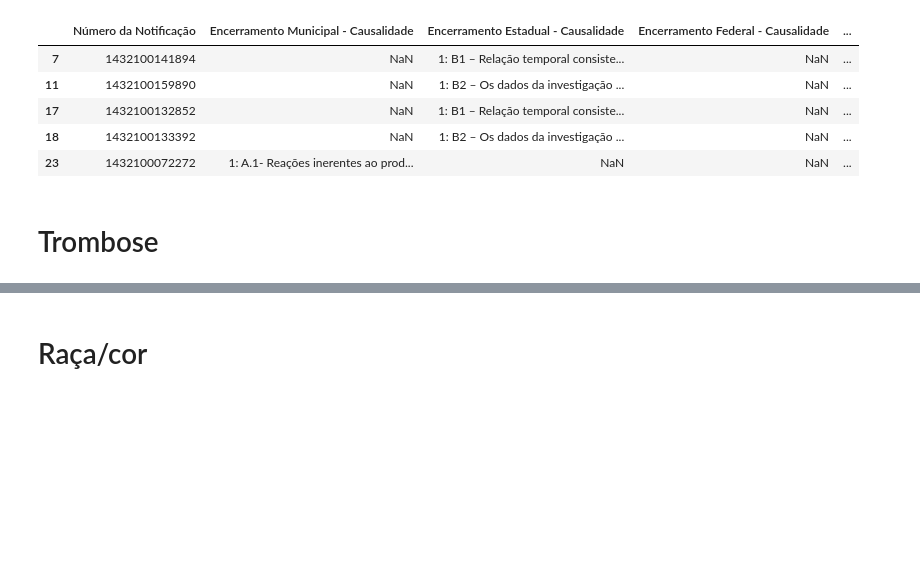
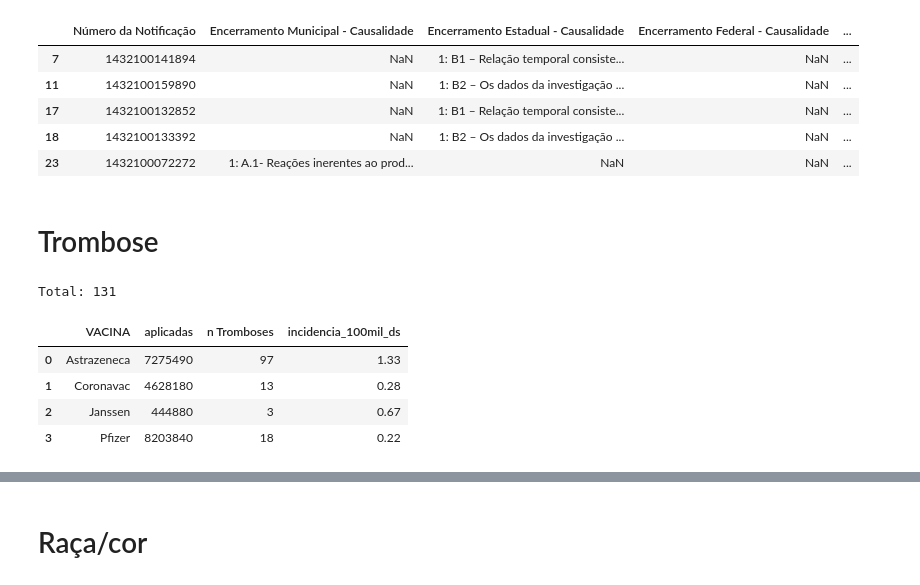
Before and after one commit to NatanaelKlein21/script-boletim-epidemiologico-01-de-2022, a Jupyter notebook: scrip_incidencia_geral_BE06.ipynb, the cells around one changed output, grey strips where cells are left out. Cells and saved outputs as stored; diff of their text form; code cells hidden in the pictures; blank space fills up the shorter version.

```diff
--- a/scrip_incidencia_geral_BE06.ipynb
+++ b/scrip_incidencia_geral_BE06.ipynb
@@ -805,3 +783,34 @@ df_guillain_encerradas
 | 23 | 1432100072272 | 1: A.1- Reações inerentes ao prod... | NaN | NaN | ... |
 # %% [markdown]
 # Trombose
+# %%
+# Puxar banco completo
+df_tromboses = pd.read_excel('Casos/trombose_boletim_06.xlsx')
+df_tromboses = df_tromboses[['Imunobiológico (vacina)', 'Idade Evento', 'Sexo', 'CLASSIFICAÇÃO']]
+df_tromboses['n Tromboses'] = 1
+print(f'Total: {df_tromboses.shape[0]}')
+
+# Tratando nome das vacinas
+df_tromboses.loc[df_tromboses['Imunobiológico (vacina)'].str.contains('(?i)' + 'sinovac|coronavac|butantan'), 'Imunobiológico (vacina)'] = 'Coronavac'
+df_tromboses.loc[df_tromboses['Imunobiológico (vacina)'].str.contains('(?i)' + 'astrazeneca|covishield|fiocruz|oxford|1: SARC', na=False), 'Imunobiológico (vacina)'] = 'Astrazeneca'
+df_tromboses.loc[df_tromboses['Imunobiológico (vacina)'].str.contains('(?i)janssen', na=False), 'Imunobiológico (vacina)'] = 'Janssen'
+df_tromboses.loc[df_tromboses['Imunobiológico (vacina)'].str.contains('(?i)pfizer', na=False), 'Imunobiológico (vacina)'] = 'Pfizer'
+df_tromboses.rename(columns={'Imunobiológico (vacina)': 'VACINA'}, inplace=True)
+# %% [output]
+Total: 131
+# %%
+df_tromboses_vac = df_tromboses.copy()
+df_tromboses_vac = df_tromboses_vac.groupby(['VACINA']).count().reset_index()
+# Merge com aplicadas por vacina:
+df_tromboses_vac = pd.merge(df_tromboses_vac, df_apl_por_vacina, left_on='VACINA', right_on='TP_VACINA', how='outer')
+df_tromboses_vac.rename(columns={'COUNT': 'aplicadas'}, inplace=True)
+df_tromboses_vac = df_tromboses_vac[['VACINA', 'aplicadas', 'n Tromboses']]
+# Incidência por vacina
+df_tromboses_vac['incidencia_100mil_ds'] = ((df_tromboses_vac['n Tromboses'] / df_tromboses_vac['aplicadas']) *100000).round(2)
+df_tromboses_vac
+# %% [output]
+|  | VACINA | aplicadas | n Tromboses | incidencia_100mil_ds |
+| 0 | Astrazeneca | 7275490 | 97 | 1.33 |
+| 1 | Coronavac | 4628180 | 13 | 0.28 |
+| 2 | Janssen | 444880 | 3 | 0.67 |
+| 3 | Pfizer | 8203840 | 18 | 0.22 |
```
Also changed, not shown: parts of 24 cells of this notebook, 1 other file.
